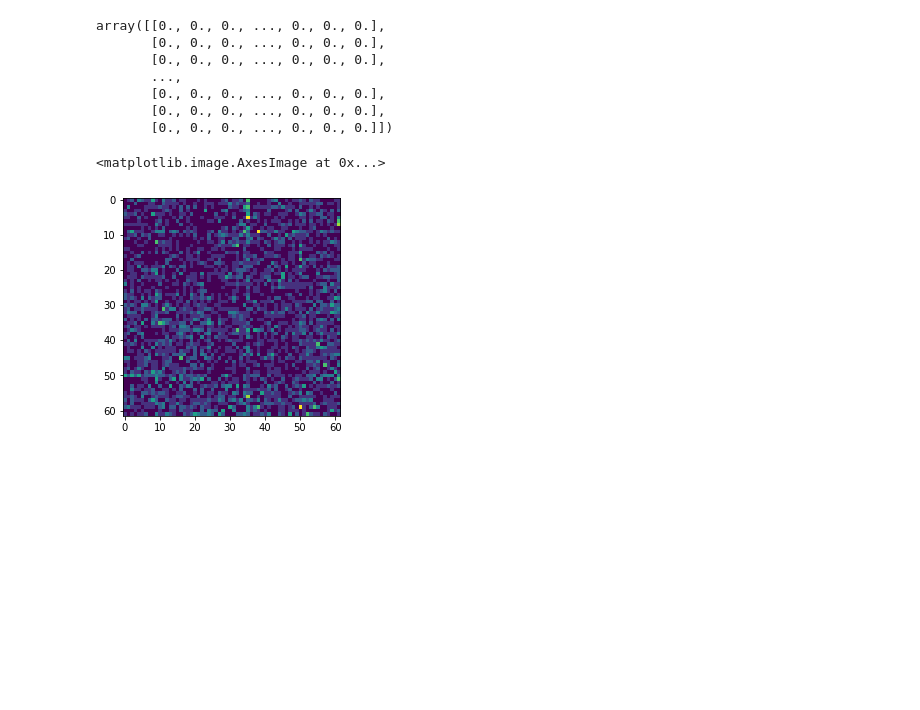
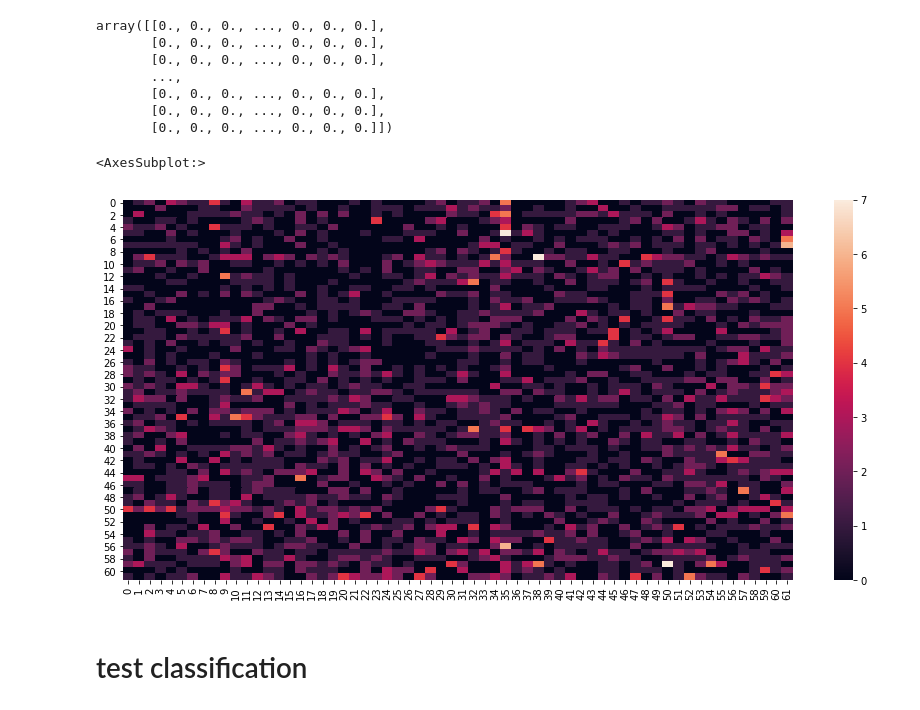
Before and after one commit to PhamQuocHuy1101/Character-independent-font-identification, a Jupyter notebook: notebook/test.ipynb, the cells around one changed output. Drawn from its saved outputs; the diff is of its cells as text; code cells hidden in the pictures; blank space fills up the shorter version.

```diff
--- a/notebook/test.ipynb
+++ b/notebook/test.ipynb
@@ -110,7 +111,10 @@ for s1 in words:
         j = words.index(s2)
         img[i, j] += diff.get(f'{s1}_{s2}', 0)
 # %%
-plt.imshow(img)
+plt.figure(figsize=(15, 7))
+sns.heatmap(img)
 # %% [output]
-<matplotlib.image.AxesImage at 0x...>
+<AxesSubplot:>
-[figure, old version]
+[figure, new version]
+# %% [markdown]
+# test classification
```
Also changed, not shown: parts of 12 cells of this notebook, 3 other files.
